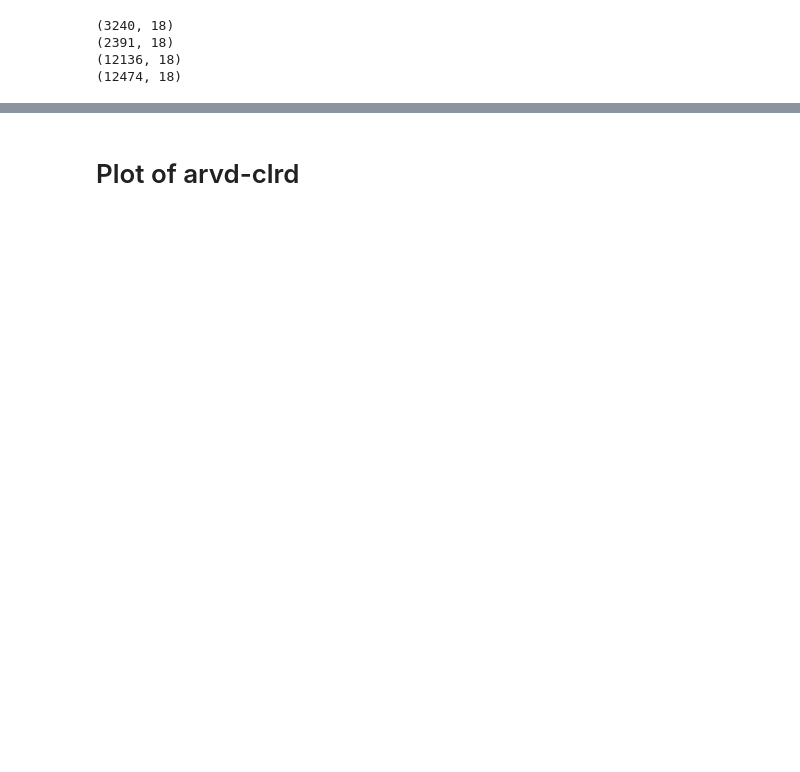
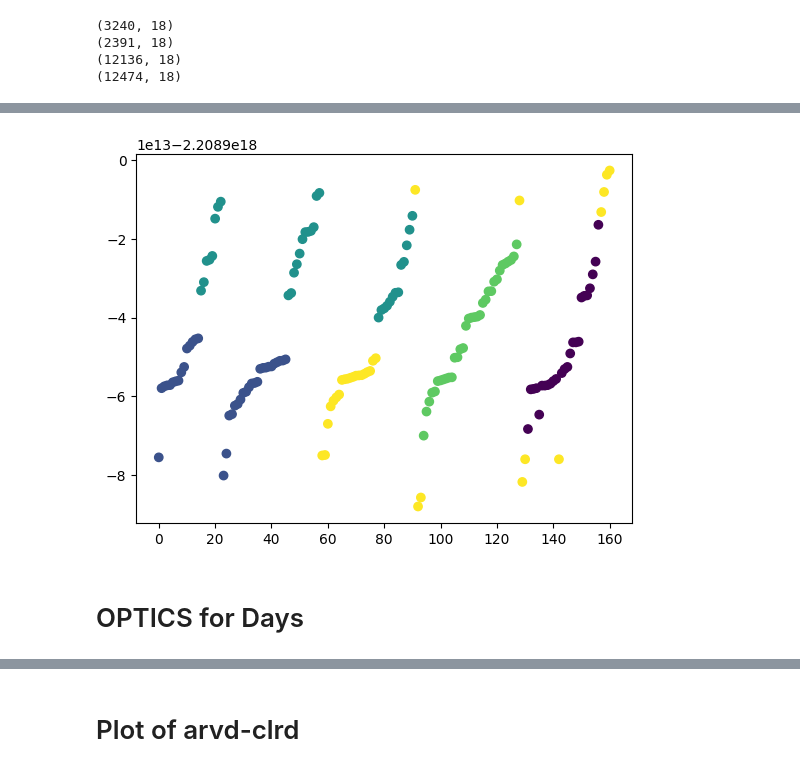
Before and after one commit to mmcpike/SToPA, a Jupyter notebook: notebooks/clean_text.ipynb, the cells around one changed output, grey strips where cells are left out. Saved outputs shown, nothing was run; the diff lists cells and outputs as text; code cells hidden in the pictures; blank space fills up the shorter version.

```diff
--- a/notebooks/clean_text.ipynb
+++ b/notebooks/clean_text.ipynb
@@ -157,0 +323,8 @@ df['sec'] = df['timestamp'].str[4:6]
+# %%
+plt.scatter(X['index'], X['log_time_int'],
+           c = SpectralClustering(n_clusters = 5, affinity ='nearest_neighbors',n_neighbors = 15).fit_predict(X_principal),cmap =plt.cm.viridis)
+plt.show()
+# %% [output]
+[figure, added]
+# %% [markdown]
+# OPTICS for Days
```
Also changed, not shown: parts of 71 cells of this notebook, 4 other files.
